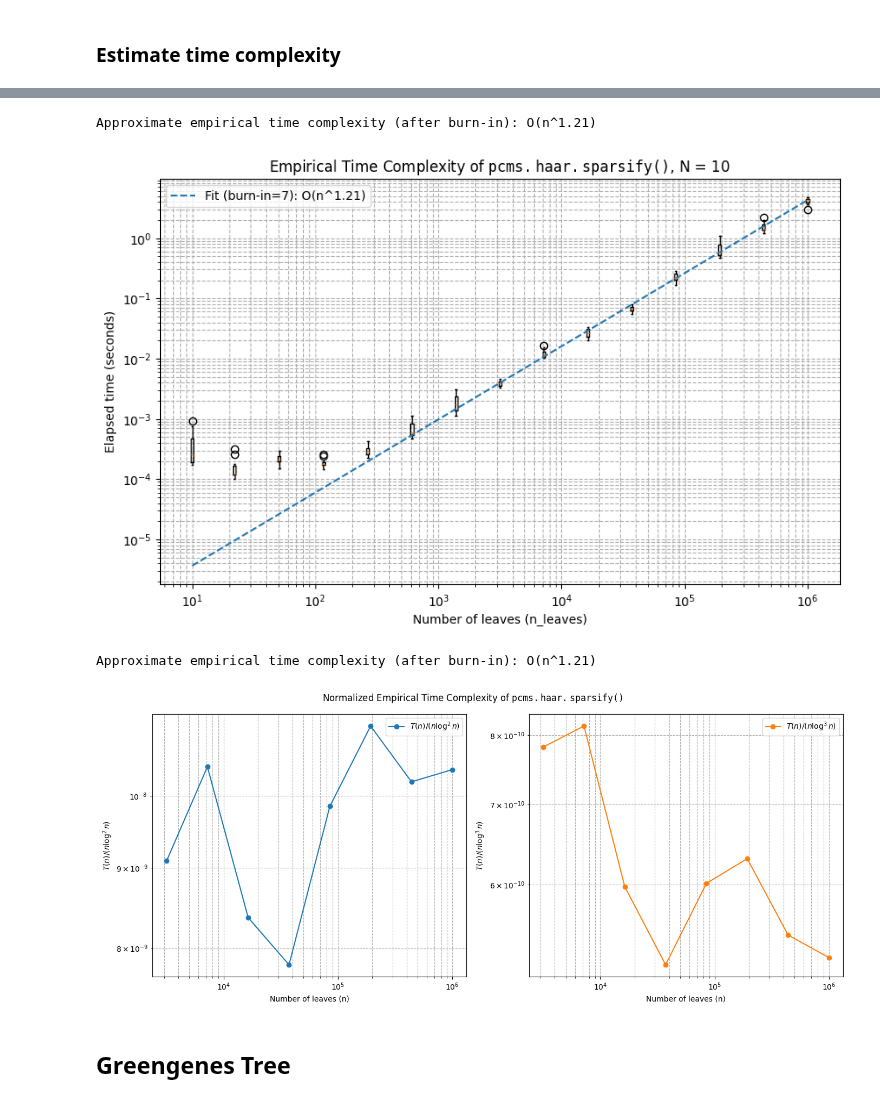
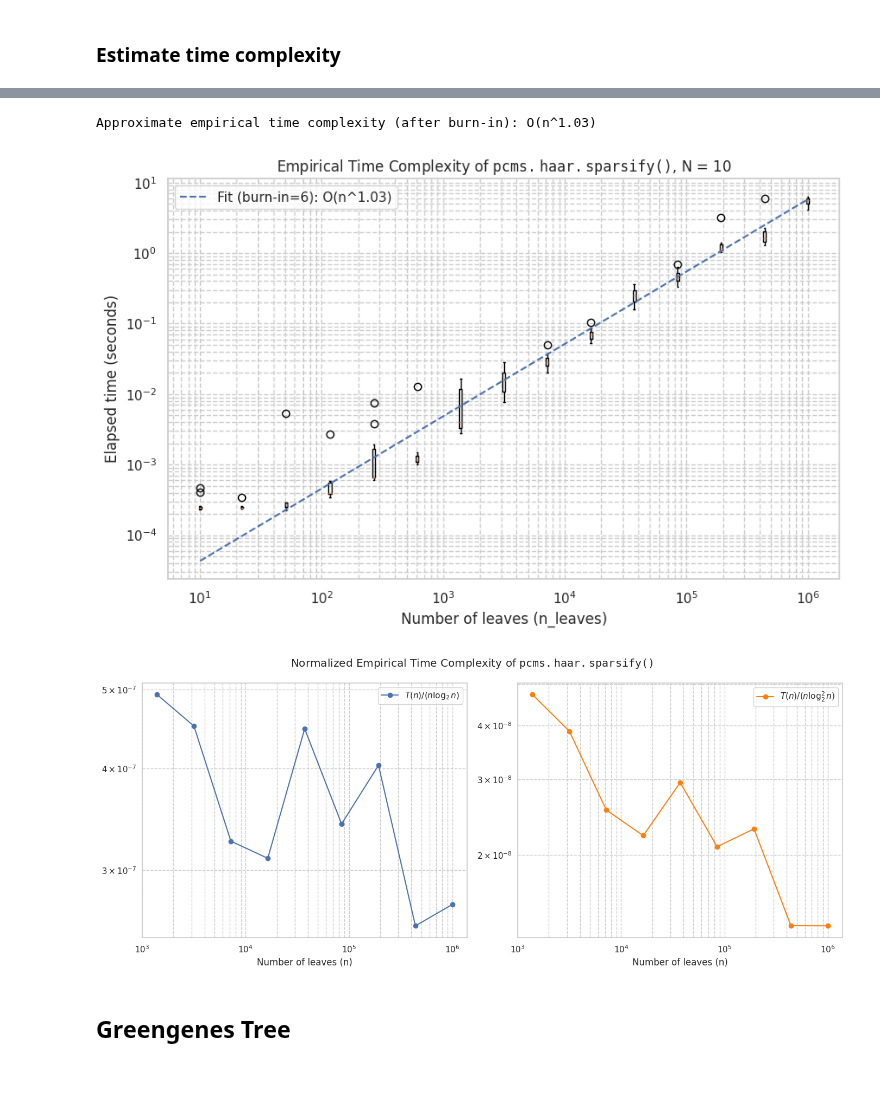
Before and after one commit to spsvihla/pcms, a Jupyter notebook: notebooks/sparsification_example.ipynb, the cells around one changed output, grey strips where cells are left out. Cells and saved outputs as stored; diff of their text form; code cells hidden in the pictures.

```diff
--- a/notebooks/sparsification_example.ipynb
+++ b/notebooks/sparsification_example.ipynb
@@ -151,5 +152,5 @@ n_leaves =  1000000 | avg time over 10 runs = 4.12853 sec
 # %%
-burn_in = 7
+burn_in = 6
 sizes_fit = sizes[burn_in:]
 means_fit = means[burn_in:]
 
@@ -192,54 +193,39 @@ plt.legend()
 plt.grid(True, which="both", ls="--")
 plt.show()
 # %% [output]
-Approximate empirical time complexity (after burn-in): O(n^1.21)
+Approximate empirical time complexity (after burn-in): O(n^1.03)
-[figure, old version]
+[figure, new version]
 # %%
-burn_in = 7
-sizes_fit = sizes[burn_in:]
-means_fit = means[burn_in:]
-
-# Log-log fit on the means
-log_sizes = np.log10(sizes_fit)
-log_means = np.log10(means_fit)
-
-slope_time, intercept_time, _, _, _ = linregress(log_sizes, log_means)
-print(f"Approximate empirical time complexity (after burn-in): O(n^{slope_time:.2f})")
-
-# Best-fit line over full x-axis range for visual
-fit_times = 10**(intercept_time + slope_time * np.log10(sizes))
-
 # --- Normalize ---
-T_over_nlogn2 = means_fit / (sizes_fit * np.log2(sizes_fit)**2)
-T_over_nlogn3 = means_fit / (sizes_fit * np.log2(sizes_fit)**3)
+T_over_nlogn2 = means_fit / (sizes_fit * np.log2(sizes_fit)**1)
+T_over_nlogn3 = means_fit / (sizes_fit * np.log2(sizes_fit)**2)
 
 # --- Plot side-by-side ---
 fig, axes = plt.subplots(1, 2, figsize=(14, 6))
 
 # ---- T(n)/[n log n] ----
-axes[0].plot(sizes_fit, T_over_nlogn2, 'o-', label=r'$T(n)/(n \log^2 n)$')
+axes[0].plot(sizes_fit, T_over_nlogn2, 'o-', label=r'$T(n)/(n \log_2 n)$')
 axes[0].set_xscale('log')
 axes[0].set_yscale('log')
 axes[0].set_xlabel("Number of leaves (n)")
-axes[0].set_ylabel(r"$T(n)/(n \log^2 n)$")
+# axes[0].set_ylabel(r"$T(n)/(n \log_2 n)$")
 axes[0].grid(True, which="both", ls="--")
 axes[0].legend()
 
 # ---- T(n)/[n log^2 n] ----
-axes[1].plot(sizes_fit, T_over_nlogn3, 'o-', color='tab:orange', label=r'$T(n)/(n \log^3 n)$')
+axes[1].plot(sizes_fit, T_over_nlogn3, 'o-', color='tab:orange', label=r'$T(n)/(n \log_2^2 n)$')
 axes[1].set_xscale('log')
 axes[1].set_yscale('log')
 axes[1].set_xlabel("Number of leaves (n)")
-axes[1].set_ylabel(r"$T(n)/(n \log^3 n)$")
+# axes[1].set_ylabel(r"$T(n)/(n \log_2^2 n)$")
 axes[1].grid(True, which="both", ls="--")
 axes[1].legend()
 
 plt.suptitle(r"Normalized Empirical Time Complexity of $\mathtt{pcms.haar.sparsify()}$")
 plt.tight_layout()
 plt.show()
 # %% [output]
-Approximate empirical time complexity (after burn-in): O(n^1.21)
-[figure, old version]
+[figure, new version]
 # %% [markdown]
 ## Greengenes Tree
 # %%
```
Also changed, not shown: parts of 13 cells of this notebook.
